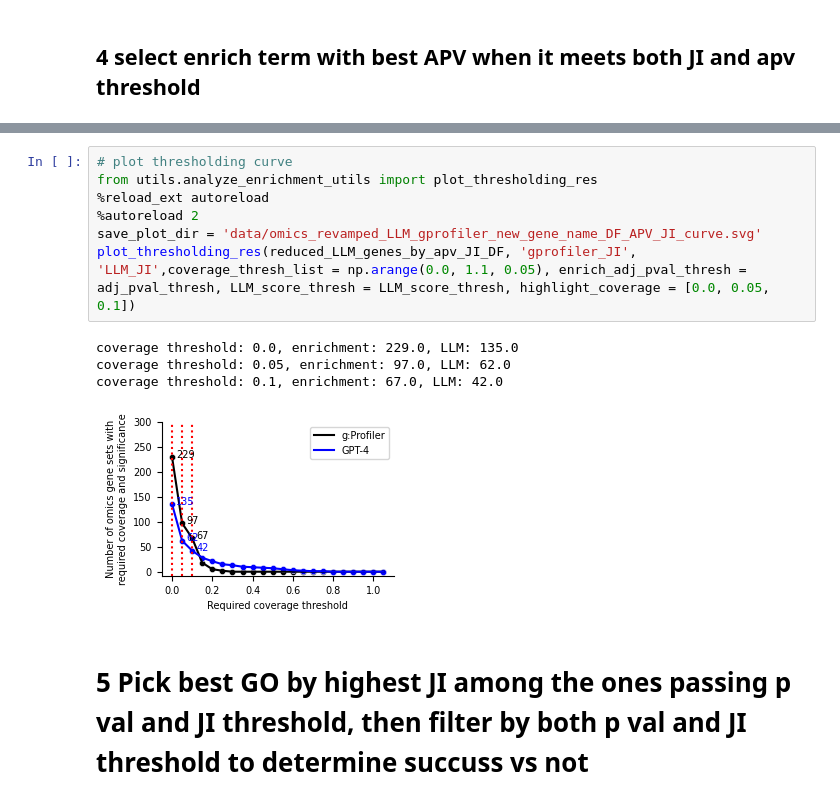
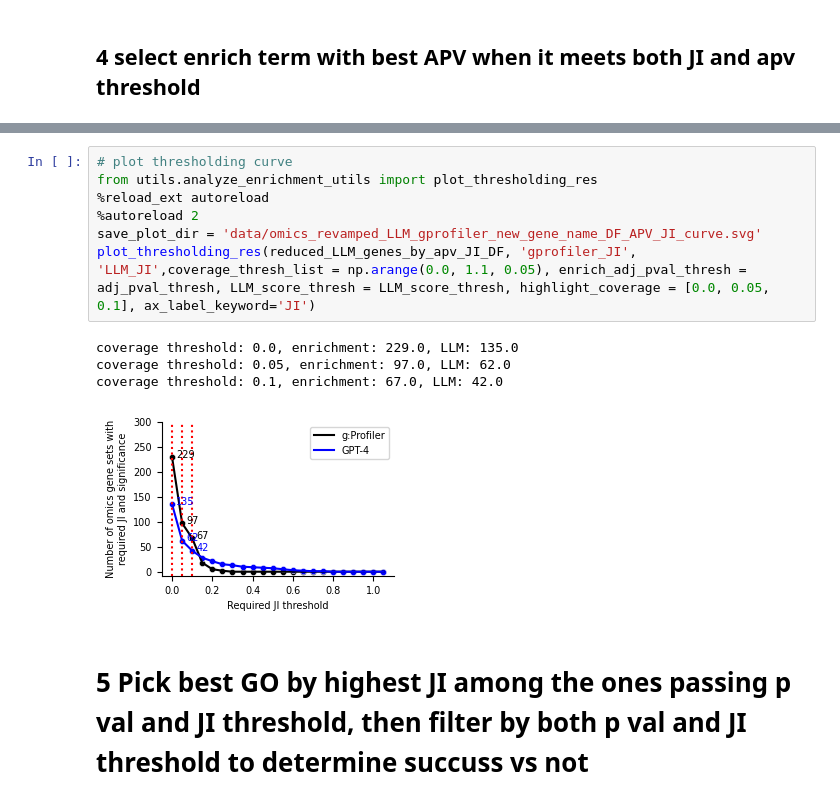
Before and after one commit to idekerlab/llm_evaluation_for_gene_set_interpretation, a Jupyter notebook: Analyze_gprofiler_annotation.ipynb, the cells around one changed output, grey strips where cells are left out. Drawn from its saved outputs; the diff is of its cells as text.

Commit message:
update the plot function

```diff
--- a/Analyze_gprofiler_annotation.ipynb
+++ b/Analyze_gprofiler_annotation.ipynb
@@ -381,15 +378,15 @@ Total                   42    258    300
 # %%
 # plot thresholding curve
 from utils.analyze_enrichment_utils import plot_thresholding_res
 %reload_ext autoreload
 %autoreload 2
 save_plot_dir = 'data/omics_revamped_LLM_gprofiler_new_gene_name_DF_APV_JI_curve.svg'
-plot_thresholding_res(reduced_LLM_genes_by_apv_JI_DF, 'gprofiler_JI', 'LLM_JI',coverage_thresh_list = np.arange(0.0, 1.1, 0.05), enrich_adj_pval_thresh = adj_pval_thresh, LLM_score_thresh = LLM_score_thresh, highlight_coverage = [0.0, 0.05, 0.1])
+plot_thresholding_res(reduced_LLM_genes_by_apv_JI_DF, 'gprofiler_JI', 'LLM_JI',coverage_thresh_list = np.arange(0.0, 1.1, 0.05), enrich_adj_pval_thresh = adj_pval_thresh, LLM_score_thresh = LLM_score_thresh, highlight_coverage = [0.0, 0.05, 0.1], ax_label_keyword='JI')
 # %% [output]
 coverage threshold: 0.0, enrichment: 229.0, LLM: 135.0
 coverage threshold: 0.05, enrichment: 97.0, LLM: 62.0
 coverage threshold: 0.1, enrichment: 67.0, LLM: 42.0
-[figure, old version]
+[figure, new version]
 # %% [markdown]
 # 5 Pick best GO by highest JI among the ones passing p val and JI threshold, then filter by both p val and JI threshold to determine succuss vs not
 # %%
```
Also changed, not shown: parts of 2 cells of this notebook, 1 other file.
